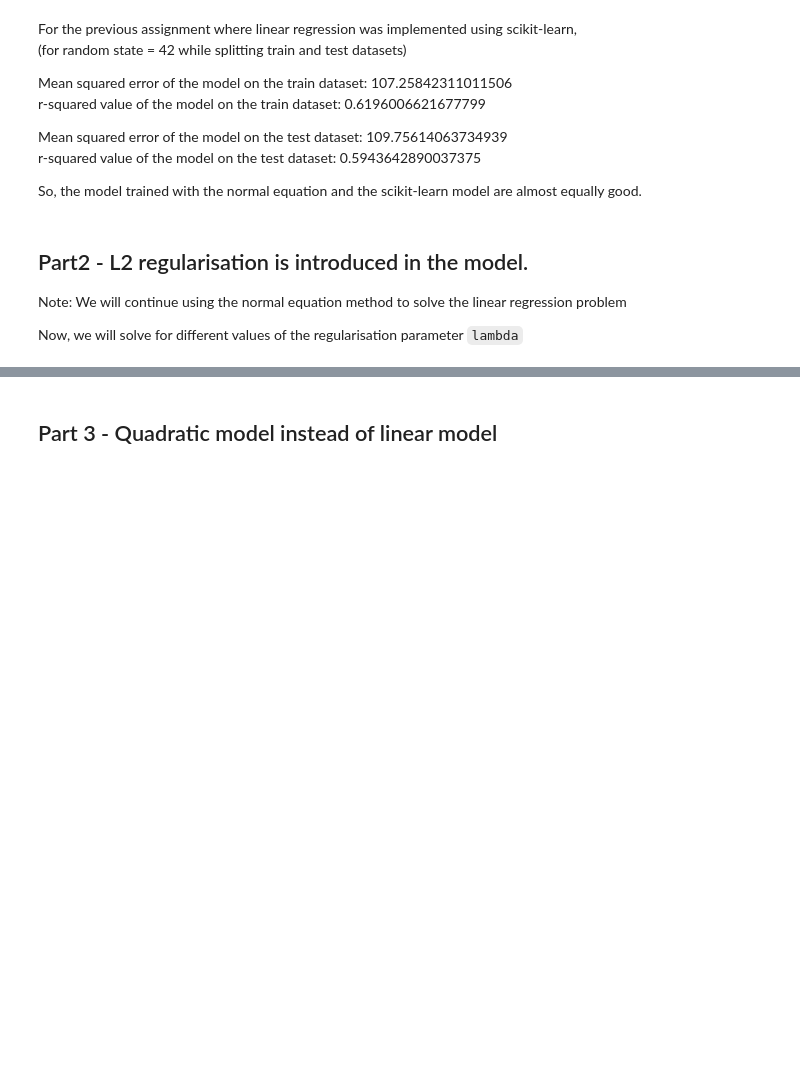
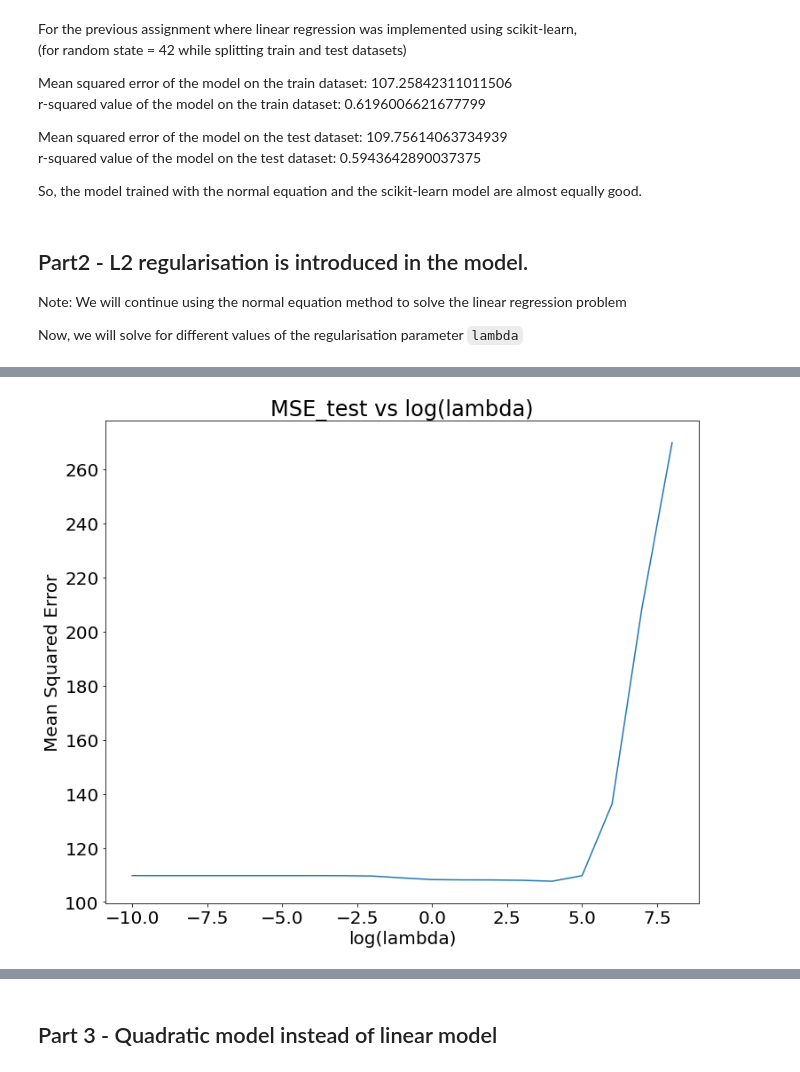
Before and after one commit to lonewolff03/ID5030-assignments, a Jupyter notebook: Assignment 2/CH20B076_A2.ipynb, the cells around one changed output, grey strips where cells are left out. Cells and saved outputs as stored; diff of their text form; code cells hidden in the pictures; blank space fills up the shorter version.

```diff
--- a/Assignment 2/CH20B076_A2.ipynb
+++ b/Assignment 2/CH20B076_A2.ipynb
@@ -168,0 +149,8 @@ r-squared value of the model on the test dataset: 0.49634160348714906
+# %%
+fig, ax = plt.subplots()
+ax.plot(range(-10, 9), mse_test)
+ax.set_title('MSE_test vs log(lambda)')
+ax.set_xlabel('log(lambda)')
+ax.set_ylabel('Mean Squared Error');
+# %% [output]
+[figure, added]
```
Also changed, not shown: parts of 16 cells of this notebook.
